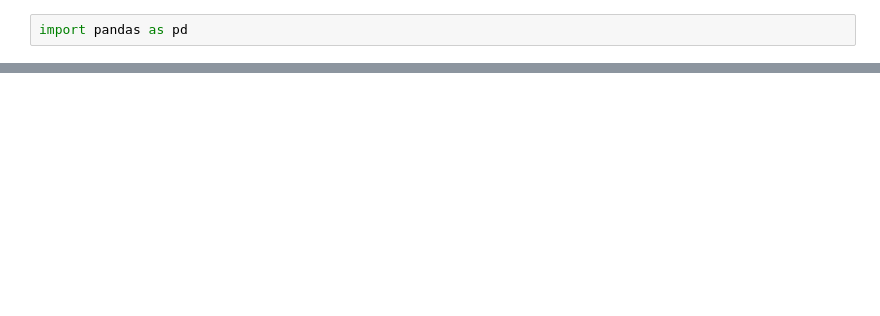
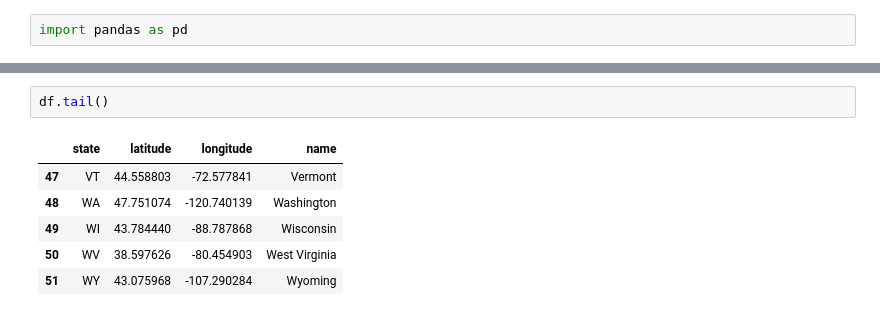
Before and after one commit to lemonigenosar/lgenosar, a Jupyter notebook: hw7/homework7.ipynb, the cells around one changed output, grey strips where cells are left out. Drawn from its saved outputs; the diff is of its cells as text; blank space fills up the shorter version.

```diff
--- a/hw7/homework7.ipynb
+++ b/hw7/homework7.ipynb
@@ -6,0 +20,9 @@ FileNotFoundError: [Errno 2] No such file or directory: 'state data.csv'
+# %%
+df.tail()
+# %% [output]
+|  | state | latitude | longitude | name |
+| 47 | VT | 44.558803 | -72.577841 | Vermont |
+| 48 | WA | 47.751074 | -120.740139 | Washington |
+| 49 | WI | 43.784440 | -88.787868 | Wisconsin |
+| 50 | WV | 38.597626 | -80.454903 | West Virginia |
+| 51 | WY | 43.075968 | -107.290284 | Wyoming |
```
Also changed, not shown: parts of 27 cells of this notebook, 4 other files.
